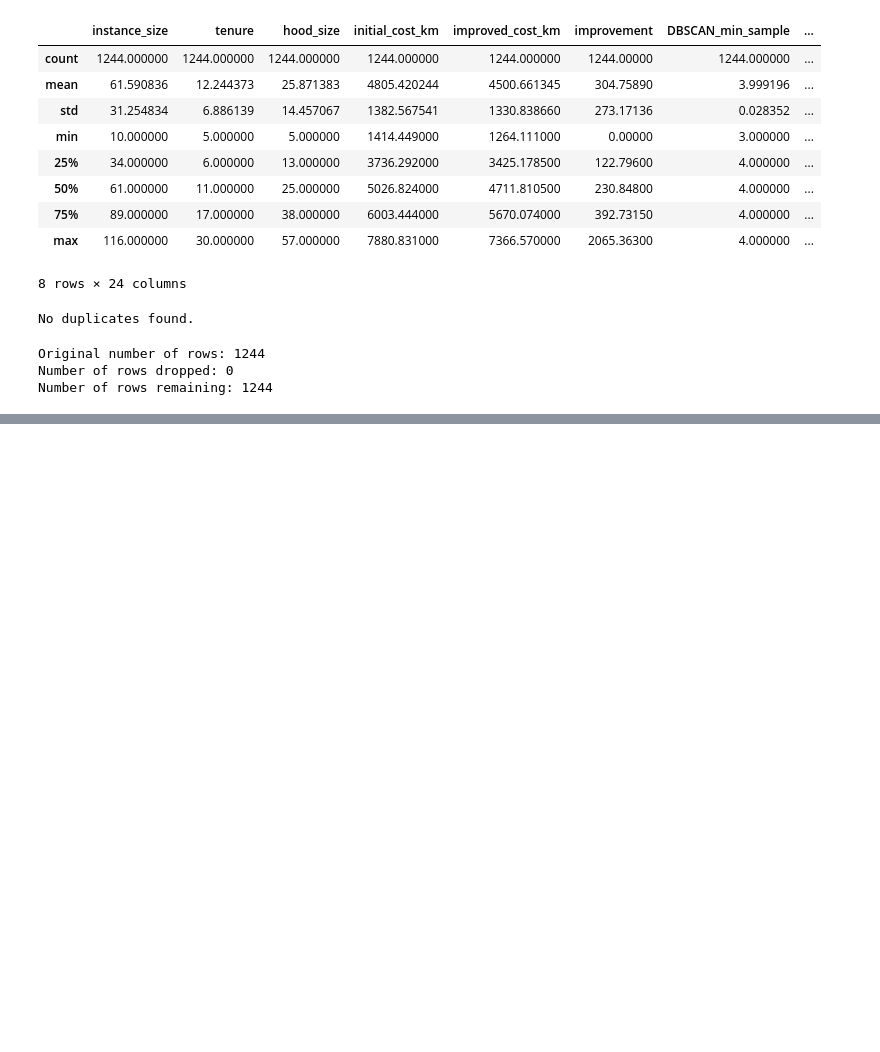
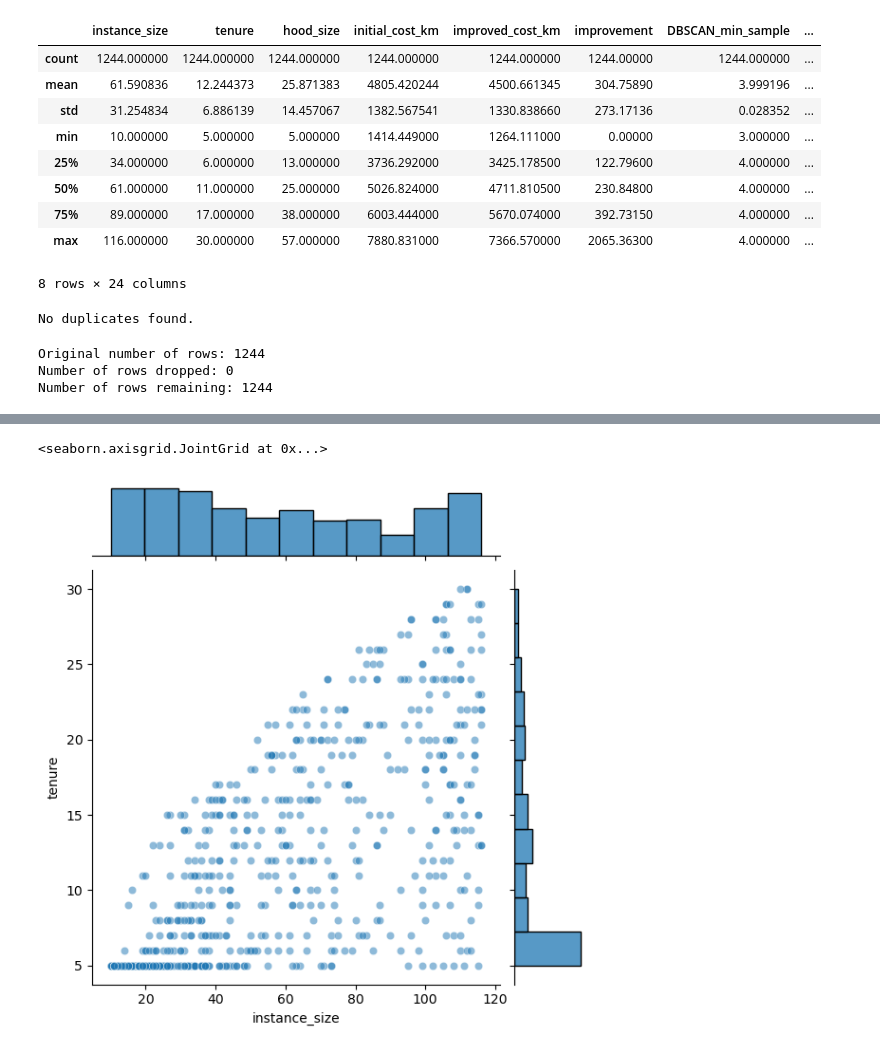
Before and after one commit to Fera13/Thesis-Project, a Jupyter notebook: predictTenure.ipynb, the cells around one changed output, grey strips where cells are left out. Drawn from its saved outputs; the diff is of its cells as text; code cells hidden in the pictures; blank space fills up the shorter version.

```diff
--- a/predictTenure.ipynb
+++ b/predictTenure.ipynb
@@ -125,0 +248,12 @@ Number of rows remaining: 1244
+# %%
+#
+
+sns.jointplot(
+    x=clean_data["instance_size"],
+    y=clean_data["tenure"],
+    alpha=0.5,
+    height=6,
+)
+# %% [output]
+<seaborn.axisgrid.JointGrid at 0x...>
+[figure, added]
```
Also changed, not shown: parts of 10 cells of this notebook.
